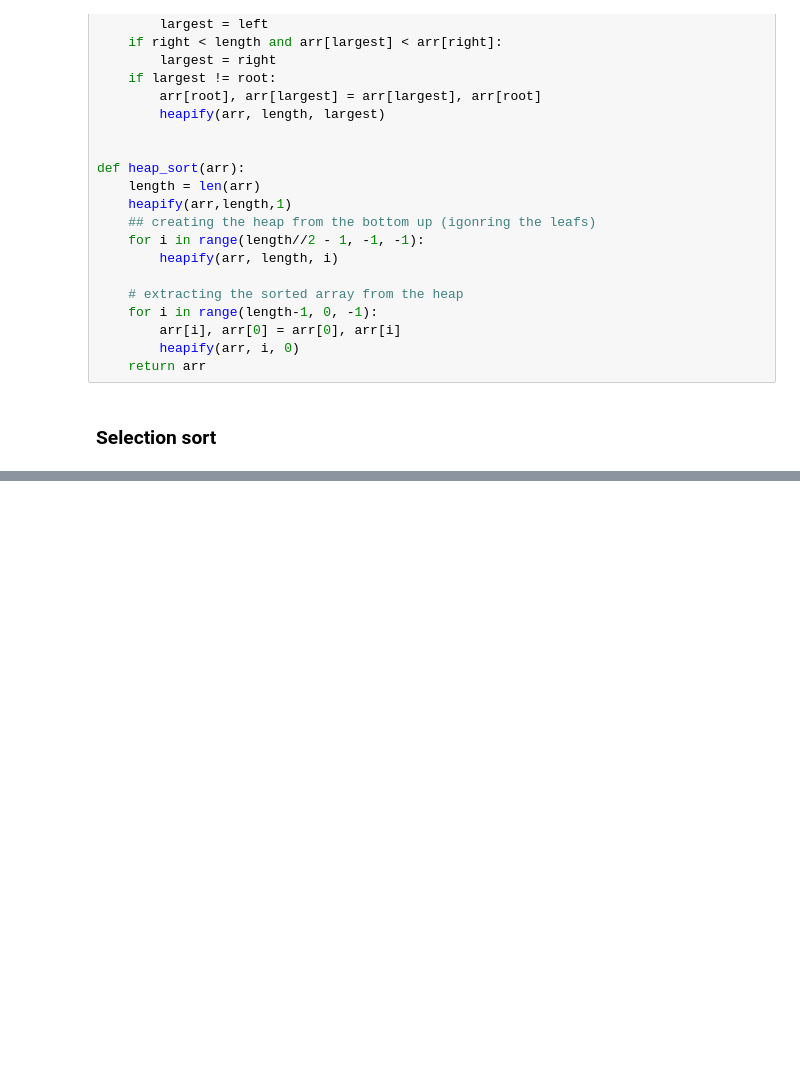
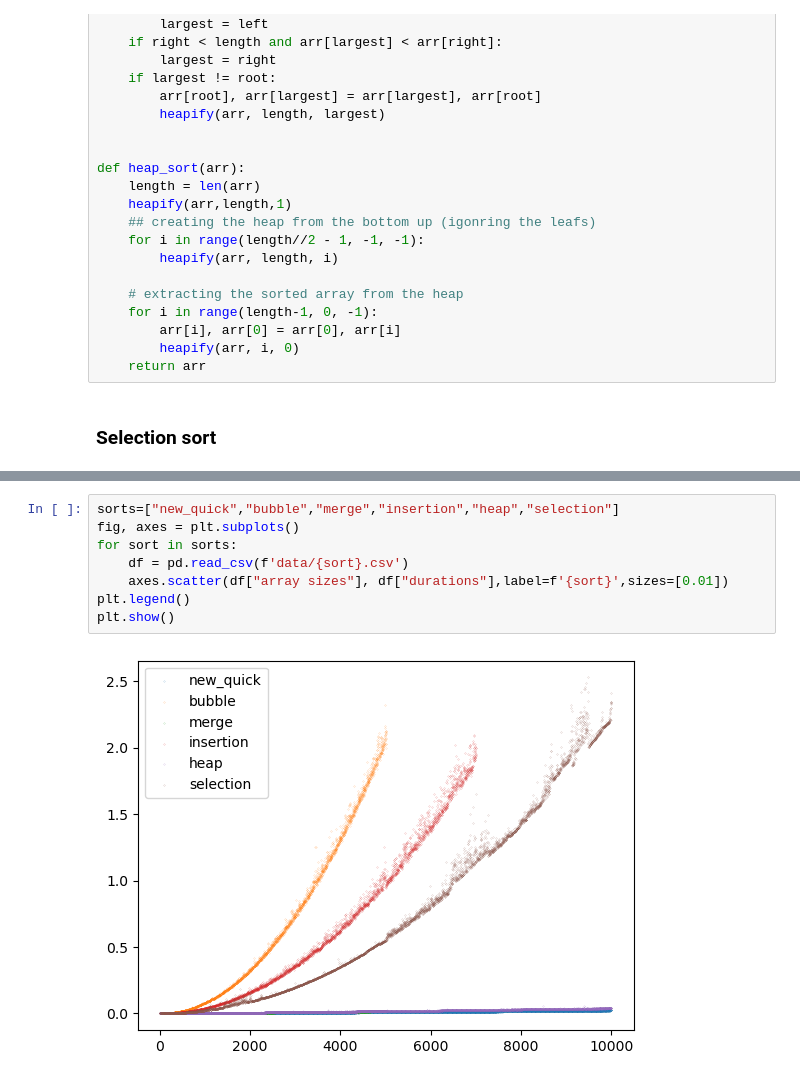
Before and after one commit to RamiBouk/Edu22-Code, a Jupyter notebook: AAC/project/mian.ipynb, the cells around one changed output, grey strips where cells are left out. Saved outputs shown, nothing was run; the diff lists cells and outputs as text; blank space fills up the shorter version.

```diff
--- a/AAC/project/mian.ipynb
+++ b/AAC/project/mian.ipynb
@@ -155,0 +256,10 @@ def selection_sort(array):
+# %%
+sorts=["new_quick","bubble","merge","insertion","heap","selection"]
+fig, axes = plt.subplots()
+for sort in sorts:
+    df = pd.read_csv(f'data/{sort}.csv')
+    axes.scatter(df["array sizes"], df["durations"],label=f'{sort}',sizes=[0.01])
+plt.legend()
+plt.show()
+# %% [output]
+[figure, added]
```
Also changed, not shown: parts of 12 cells of this notebook.
